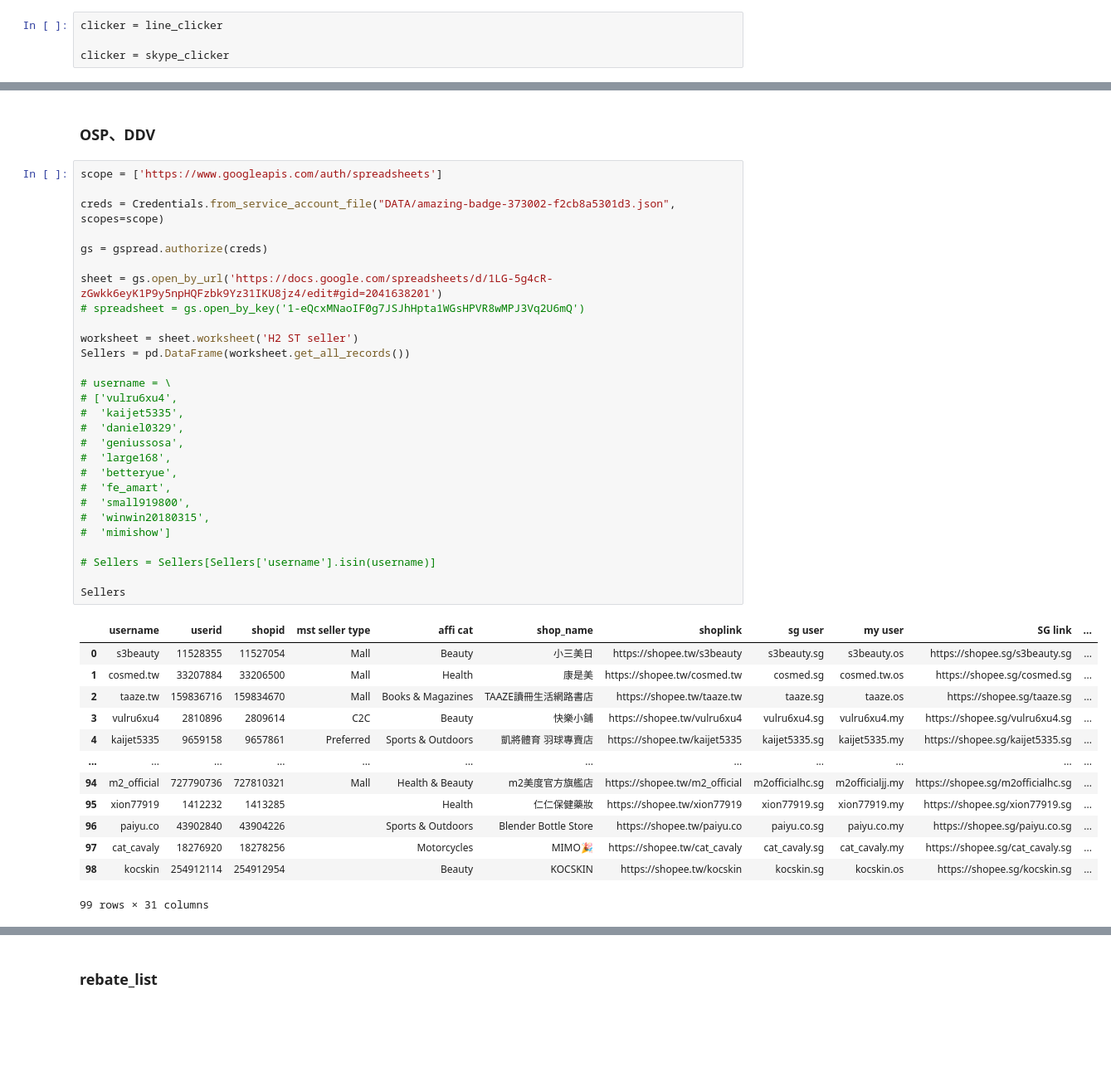
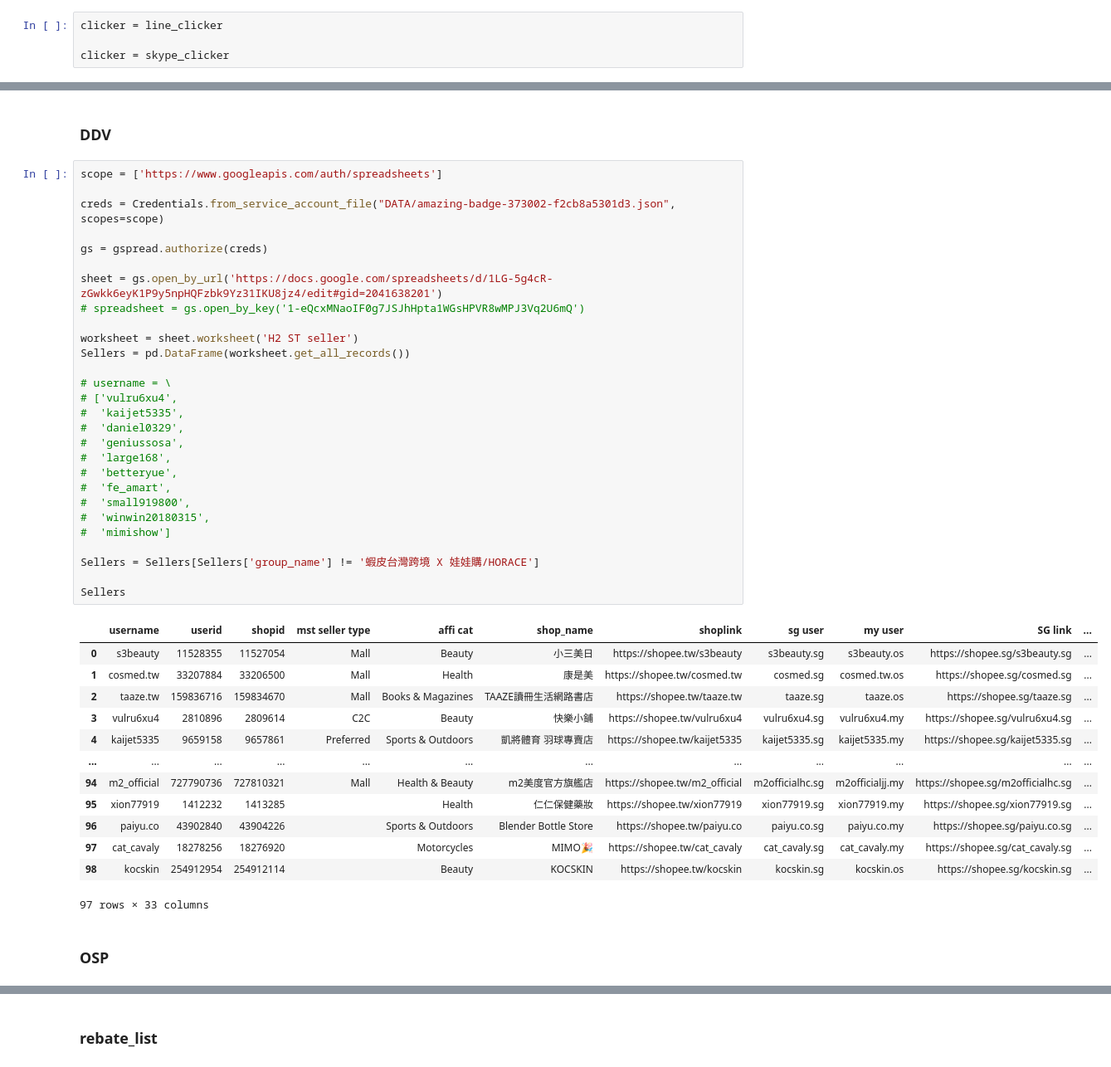
Before and after one commit to teddy21019/auto-line-sender, a Jupyter notebook: main.ipynb, the cells around one changed output, grey strips where cells are left out. Shown: that part at 83% size. Drawn from its saved outputs; the diff is of its cells as text; blank space fills up the shorter version.

Commit message:
import different Seller & Clicker

```diff
--- a/main.ipynb
+++ b/main.ipynb
@@ -38,5 +67,5 @@ clicker = skype_clicker
 # %% [markdown]
-### OSP、DDV
+### DDV
 # %%
 scope = ['https://www.googleapis.com/auth/spreadsheets']
 
@@ -48,34 +77,36 @@ sheet = gs.open_by_url('https://docs.google.com/spreadsheets/d/1LG-5g4cR-zGwkk6e
 # spreadsheet = gs.open_by_key('1-eQcxMNaoIF0g7JSJhHpta1WGsHPVR8wMPJ3Vq2U6mQ')
 
 worksheet = sheet.worksheet('H2 ST seller')
 Sellers = pd.DataFrame(worksheet.get_all_records())
 
 # username = \
 # ['vulru6xu4',
 #  'kaijet5335',
 #  'daniel0329',
 #  'geniussosa',
 #  'large168',
 #  'betteryue',
 #  'fe_amart',
 #  'small919800',
 #  'winwin20180315',
 #  'mimishow']
 
-# Sellers = Sellers[Sellers['username'].isin(username)]
+Sellers = Sellers[Sellers['group_name'] != '蝦皮台灣跨境 X 娃娃購/HORACE']
 
 Sellers
 # %% [output]
 |  | username | userid | shopid | mst seller type | affi cat | shop_name | shoplink | sg user | my user | SG link | ... |
 | 0 | s3beauty | 11528355 | 11527054 | Mall | Beauty | 小三美日 | https://shopee.tw/s3beauty | s3beauty.sg | s3beauty.os | https://shopee.sg/s3beauty.sg | ... |
 | 1 | cosmed.tw | 33207884 | 33206500 | Mall | Health | 康是美 | https://shopee.tw/cosmed.tw | cosmed.sg | cosmed.tw.os | https://shopee.sg/cosmed.sg | ... |
 | 2 | taaze.tw | 159836716 | 159834670 | Mall | Books & Magazines | TAAZE讀冊生活網路書店 | https://shopee.tw/taaze.tw | taaze.sg | taaze.os | https://shopee.sg/taaze.sg | ... |
 | 3 | vulru6xu4 | 2810896 | 2809614 | C2C | Beauty | 快樂小鋪 | https://shopee.tw/vulru6xu4 | vulru6xu4.sg | vulru6xu4.my | https://shopee.sg/vulru6xu4.sg | ... |
 | 4 | kaijet5335 | 9659158 | 9657861 | Preferred | Sports & Outdoors | 凱將體育 羽球專賣店 | https://shopee.tw/kaijet5335 | kaijet5335.sg | kaijet5335.my | https://shopee.sg/kaijet5335.sg | ... |
 | ... | ... | ... | ... | ... | ... | ... | ... | ... | ... | ... | ... |
 | 94 | m2_official | 727790736 | 727810321 | Mall | Health & Beauty | m2美度官方旗艦店 | https://shopee.tw/m2_official | m2officialhc.sg | m2officialjj.my | https://shopee.sg/m2officialhc.sg | ... |
 | 95 | xion77919 | 1412232 | 1413285 |  | Health | 仁仁保健藥妝 | https://shopee.tw/xion77919 | xion77919.sg | xion77919.my | https://shopee.sg/xion77919.sg | ... |
 | 96 | paiyu.co | 43902840 | 43904226 |  | Sports & Outdoors | Blender Bottle Store | https://shopee.tw/paiyu.co | paiyu.co.sg | paiyu.co.my | https://shopee.sg/paiyu.co.sg | ... |
-| 97 | cat_cavaly | 18276920 | 18278256 |  | Motorcycles | MIMO🎉 | https://shopee.tw/cat_cavaly | cat_cavaly.sg | cat_cavaly.my | https://shopee.sg/cat_cavaly.sg | ... |
-| 98 | kocskin | 254912114 | 254912954 |  | Beauty | KOCSKIN | https://shopee.tw/kocskin | kocskin.sg | kocskin.os | https://shopee.sg/kocskin.sg | ... |
+| 97 | cat_cavaly | 18278256 | 18276920 |  | Motorcycles | MIMO🎉 | https://shopee.tw/cat_cavaly | cat_cavaly.sg | cat_cavaly.my | https://shopee.sg/cat_cavaly.sg | ... |
+| 98 | kocskin | 254912954 | 254912114 |  | Beauty | KOCSKIN | https://shopee.tw/kocskin | kocskin.sg | kocskin.os | https://shopee.sg/kocskin.sg | ... |
-99 rows × 31 columns
+97 rows × 33 columns
+# %% [markdown]
+### OSP
```
Also changed, not shown: parts of 12 cells of this notebook.
